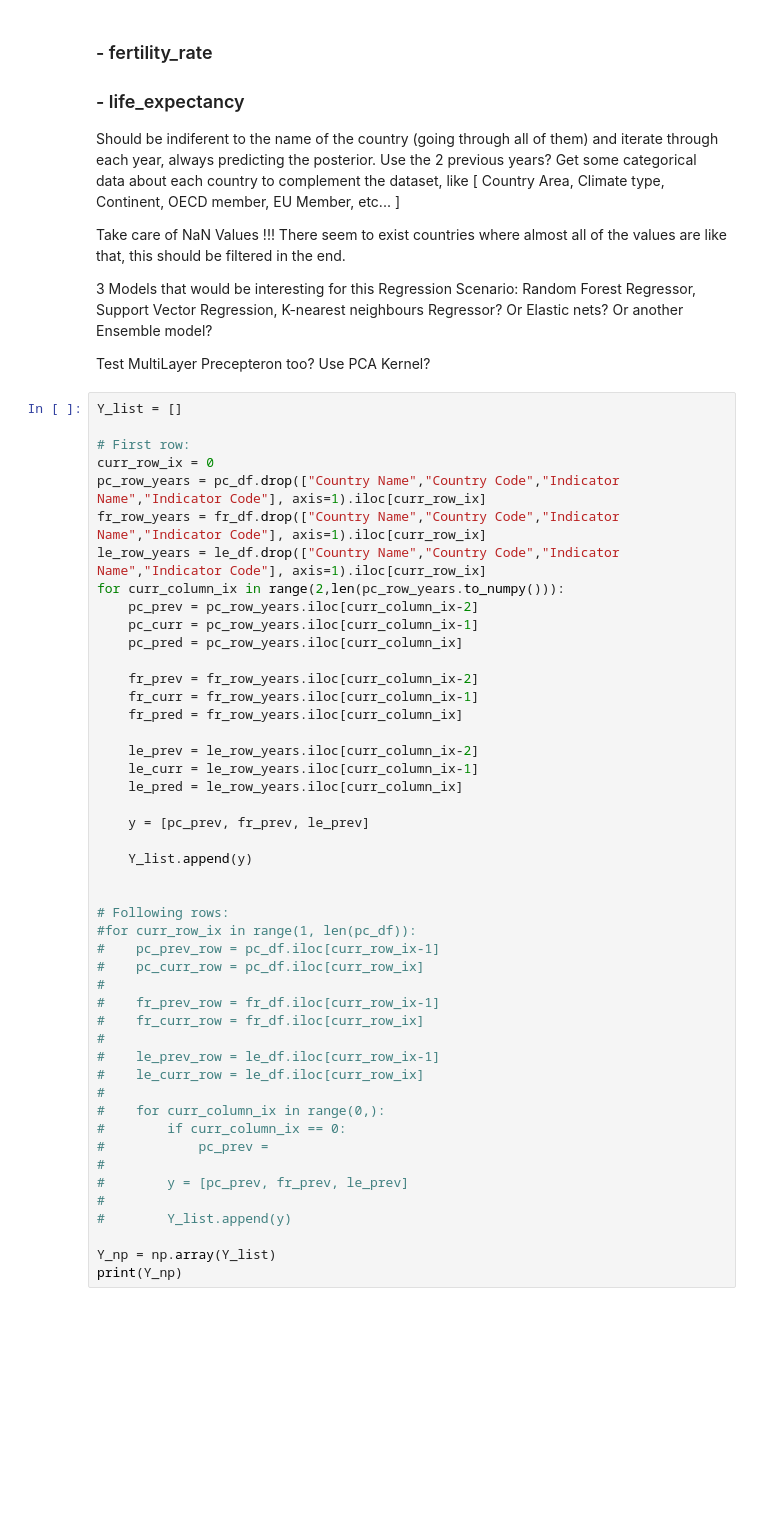
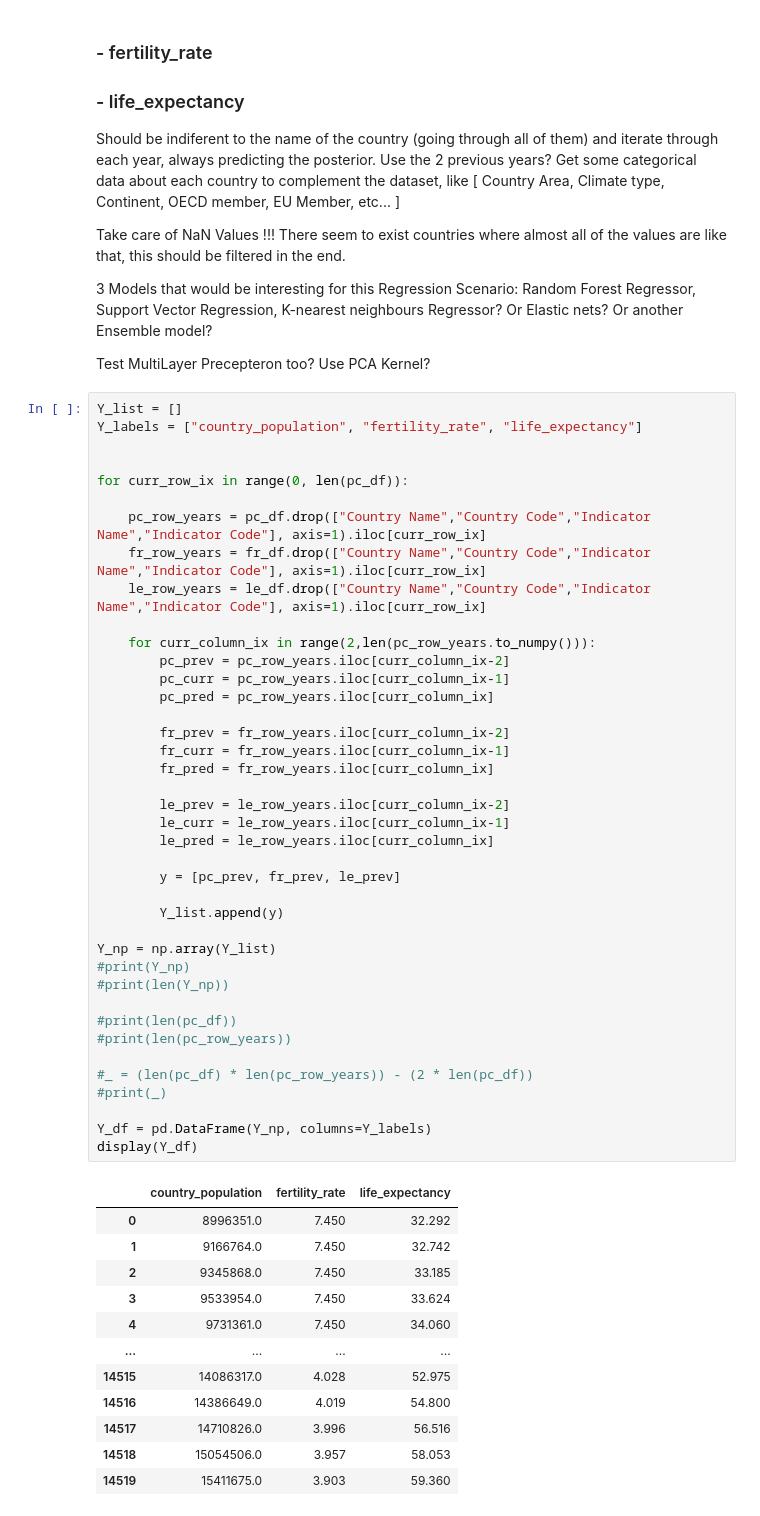
Before and after one commit to DuarteSerranoR/ML_HomeAssignments, a Jupyter notebook: Project/main.ipynb, the cells around one changed output. Saved outputs shown, nothing was run; the diff lists cells and outputs as text; blank space fills up the shorter version.

Commit message:
init data preparation

```diff
--- a/Project/main.ipynb
+++ b/Project/main.ipynb
@@ -198,49 +198,54 @@ Test MultiLayer Precepteron too?
 Use PCA Kernel?
 # %%
 Y_list = []
-
-# First row:
-curr_row_ix = 0
-pc_row_years = pc_df.drop(["Country Name","Country Code","Indicator Name","Indicator Code"], axis=1).iloc[curr_row_ix]
-fr_row_years = fr_df.drop(["Country Name","Country Code","Indicator Name","Indicator Code"], axis=1).iloc[curr_row_ix]
-le_row_years = le_df.drop(["Country Name","Country Code","Indicator Name","Indicator Code"], axis=1).iloc[curr_row_ix]
-for curr_column_ix in range(2,len(pc_row_years.to_numpy())):
-    pc_prev = pc_row_years.iloc[curr_column_ix-2]
-    pc_curr = pc_row_years.iloc[curr_column_ix-1]
-    pc_pred = pc_row_years.iloc[curr_column_ix]
-
-    fr_prev = fr_row_years.iloc[curr_column_ix-2]
-    fr_curr = fr_row_years.iloc[curr_column_ix-1]
-    fr_pred = fr_row_years.iloc[curr_column_ix]
-
-    le_prev = le_row_years.iloc[curr_column_ix-2]
-    le_curr = le_row_years.iloc[curr_column_ix-1]
-    le_pred = le_row_years.iloc[curr_column_ix]
-
-    y = [pc_prev, fr_prev, le_prev]
-
-    Y_list.append(y)
+Y_labels = ["country_population", "fertility_rate", "life_expectancy"]
 
 
-# Following rows:
-#for curr_row_ix in range(1, len(pc_df)):
-#    pc_prev_row = pc_df.iloc[curr_row_ix-1]
-#    pc_curr_row = pc_df.iloc[curr_row_ix]
-#
-#    fr_prev_row = fr_df.iloc[curr_row_ix-1]
-#    fr_curr_row = fr_df.iloc[curr_row_ix]
-#
-#    le_prev_row = le_df.iloc[curr_row_ix-1]
-#    le_curr_row = le_df.iloc[curr_row_ix]
-#
-#    for curr_column_ix in range(0,):
-#        if curr_column_ix == 0:
-#            pc_prev =
-#
-#        y = [pc_prev, fr_prev, le_prev]
-#
-#        Y_list.append(y)
+for curr_row_ix in range(0, len(pc_df)):
+
+    pc_row_years = pc_df.drop(["Country Name","Country Code","Indicator Name","Indicator Code"], axis=1).iloc[curr_row_ix]
+    fr_row_years = fr_df.drop(["Country Name","Country Code","Indicator Name","Indicator Code"], axis=1).iloc[curr_row_ix]
+    le_row_years = le_df.drop(["Country Name","Country Code","Indicator Name","Indicator Code"], axis=1).iloc[curr_row_ix]
+
+    for curr_column_ix in range(2,len(pc_row_years.to_numpy())):
+        pc_prev = pc_row_years.iloc[curr_column_ix-2]
+        pc_curr = pc_row_years.iloc[curr_column_ix-1]
+        pc_pred = pc_row_years.iloc[curr_column_ix]
+
+        fr_prev = fr_row_years.iloc[curr_column_ix-2]
+        fr_curr = fr_row_years.iloc[curr_column_ix-1]
+        fr_pred = fr_row_years.iloc[curr_column_ix]
+
+        le_prev = le_row_years.iloc[curr_column_ix-2]
+        le_curr = le_row_years.iloc[curr_column_ix-1]
+        le_pred = le_row_years.iloc[curr_column_ix]
+
+        y = [pc_prev, fr_prev, le_prev]
+
+        Y_list.append(y)
 
 Y_np = np.array(Y_list)
-print(Y_np)
+#print(Y_np)
+#print(len(Y_np))
+
+#print(len(pc_df))
+#print(len(pc_row_years))
+
+#_ = (len(pc_df) * len(pc_row_years)) - (2 * len(pc_df))
+#print(_)
+
+Y_df = pd.DataFrame(Y_np, columns=Y_labels)
+display(Y_df)
 # %% [output]
+|  | country_population | fertility_rate | life_expectancy |
+| 0 | 8996351.0 | 7.450 | 32.292 |
+| 1 | 9166764.0 | 7.450 | 32.742 |
+| 2 | 9345868.0 | 7.450 | 33.185 |
+| 3 | 9533954.0 | 7.450 | 33.624 |
+| 4 | 9731361.0 | 7.450 | 34.060 |
+| ... | ... | ... | ... |
+| 14515 | 14086317.0 | 4.028 | 52.975 |
+| 14516 | 14386649.0 | 4.019 | 54.800 |
+| 14517 | 14710826.0 | 3.996 | 56.516 |
+| 14518 | 15054506.0 | 3.957 | 58.053 |
+| 14519 | 15411675.0 | 3.903 | 59.360 |
```
Also changed, not shown: parts of 1 cell of this notebook.
